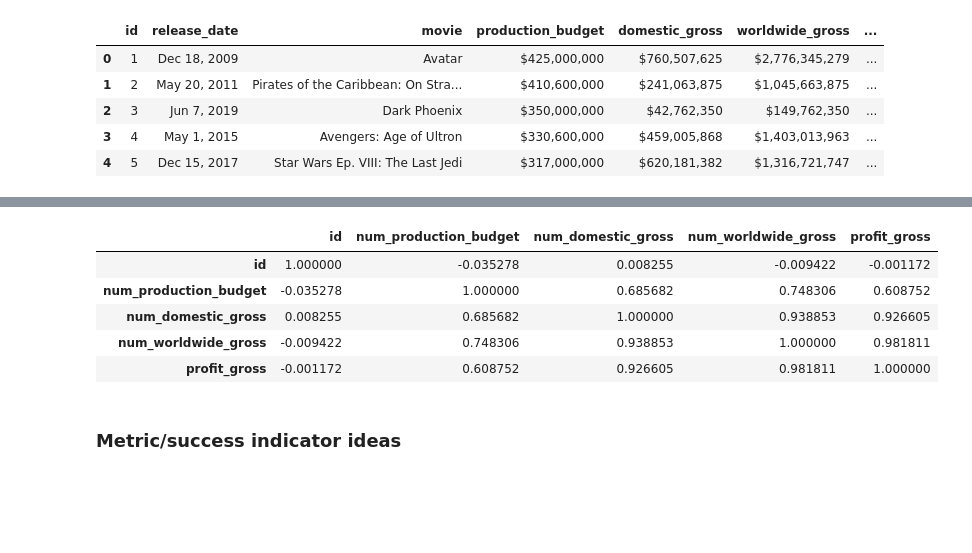
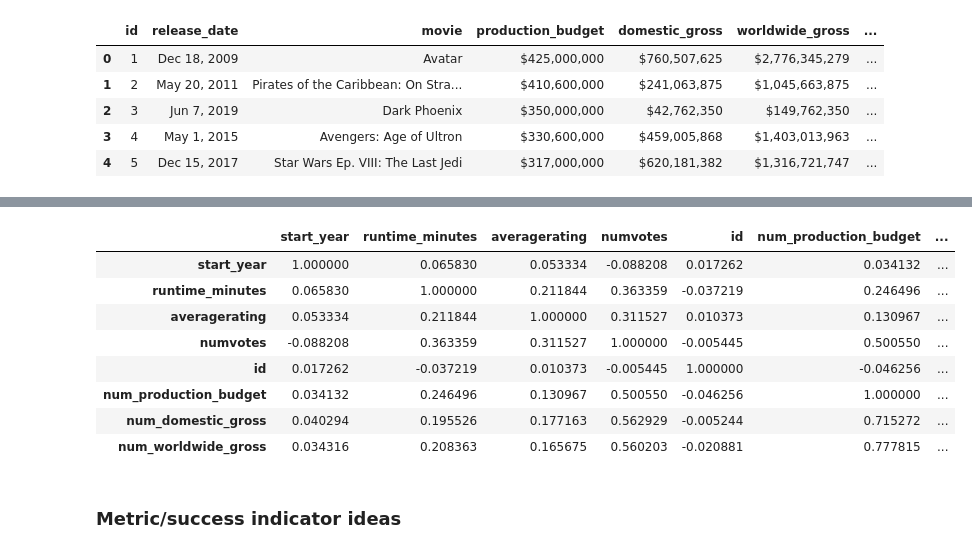
Before and after one commit to doriggs/Semester1Capstone, a Jupyter notebook: student.ipynb, the cells around one changed output, grey strips where cells are left out. Drawn from its saved outputs; the diff is of its cells as text; code cells hidden in the pictures; blank space fills up the shorter version.

```diff
--- a/student.ipynb
+++ b/student.ipynb
@@ -277,0 +221,3 @@ None
+# %%
+# Drop duplicate movies based on movie name
+imdb_tn_tmdb_df = imdb_tn_tmdb_df.drop_duplicates(subset=["primary_title"], keep='first')
@@ -278,6 +226,7 @@ None
 # %% [markdown]
 ### Group based by Genre, Create visuals for that
 # %%
-imdb_tn_split_df = imdb_tn_df.reset_index()
-imdb_tn_split_df = pd.DataFrame({'genres':imdb_tn_split_df.genres.str.split(','), 'title':imdb_tn_split_df.title}, ).explode('genres')
-imdb_tn_split_df.head(2)
+# Splitting the genre column into separate rows for each listed genre
+imdb_tn_df = imdb_tn_tmdb_df.reset_index()
+imdb_tn_split_df = imdb_tn_df
+imdb_tn_split_df = pd.DataFrame({'genres':imdb_tn_split_df.genres.str.split(','), 'movie':imdb_tn_split_df.primary_title}, ).explode('genres')
@@ -288,12 +232,0 @@ imdb_tn_split_df.head(2)
-# %%
-imdb_tn_split_df = imdb_tn_split_df.set_index('title');
-imdb_tn_df = imdb_tn_df.set_index('title')
-imdb_tn_split_df = imdb_tn_split_df\
-.join(imdb_tn_df, how='inner', lsuffix='_separated', rsuffix='_original')
-# refined_movie_genre_df['rating_raw_points_per_genre'] = \
-# (refined_movie_genre_df['rating_raw_points'] / refined_movie_genre_df['genre_count']).round()
-# refined_movie_genre_df['num_votes_per_genre'] = \
-# (refined_movie_genre_df['genre_num_votes'] / refined_movie_genre_df['genre_count']).round()
-# refined_movie_genre_df['movies_in_genre'] = 1
-
-imdb_tn_split_df.head()
@@ -307,0 +242,8 @@ imdb_tn_split_df.head()
+# %%
+# Join back with the original dataframe to get the rest of the columns, since we only have genre and movie name.
+imdb_tn_split_df = imdb_tn_split_df.set_index('movie');
+imdb_tn_df = imdb_tn_df.set_index('primary_title')
+imdb_tn_split_df = imdb_tn_split_df\
+.join(imdb_tn_df, how='inner', lsuffix='_separated', rsuffix='_original')
+imdb_tn_split_df.reset_index()
+imdb_tn_df.reset_index();
@@ -703,12 +648,15 @@ sns.regplot(x="num_production_budget",
 # %%
-clean_budgets_df.corr()
+imdb_tn_df.corr()
 # %% [output]
-|  | id | num_production_budget | num_domestic_gross | num_worldwide_gross | profit_gross |
-| id | 1.000000 | -0.035278 | 0.008255 | -0.009422 | -0.001172 |
-| num_production_budget | -0.035278 | 1.000000 | 0.685682 | 0.748306 | 0.608752 |
-| num_domestic_gross | 0.008255 | 0.685682 | 1.000000 | 0.938853 | 0.926605 |
-| num_worldwide_gross | -0.009422 | 0.748306 | 0.938853 | 1.000000 | 0.981811 |
-| profit_gross | -0.001172 | 0.608752 | 0.926605 | 0.981811 | 1.000000 |
+|  | start_year | runtime_minutes | averagerating | numvotes | id | num_production_budget | ... |
+| start_year | 1.000000 | 0.065830 | 0.053334 | -0.088208 | 0.017262 | 0.034132 | ... |
+| runtime_minutes | 0.065830 | 1.000000 | 0.211844 | 0.363359 | -0.037219 | 0.246496 | ... |
+| averagerating | 0.053334 | 0.211844 | 1.000000 | 0.311527 | 0.010373 | 0.130967 | ... |
+| numvotes | -0.088208 | 0.363359 | 0.311527 | 1.000000 | -0.005445 | 0.500550 | ... |
+| id | 0.017262 | -0.037219 | 0.010373 | -0.005445 | 1.000000 | -0.046256 | ... |
+| num_production_budget | 0.034132 | 0.246496 | 0.130967 | 0.500550 | -0.046256 | 1.000000 | ... |
+| num_domestic_gross | 0.040294 | 0.195526 | 0.177163 | 0.562929 | -0.005244 | 0.715272 | ... |
+| num_worldwide_gross | 0.034316 | 0.208363 | 0.165675 | 0.560203 | -0.020881 | 0.777815 | ... |
 # %% [markdown]
 ### Metric/success indicator ideas
 # %% [markdown]
```
Also changed, not shown: parts of 70 cells of this notebook.
